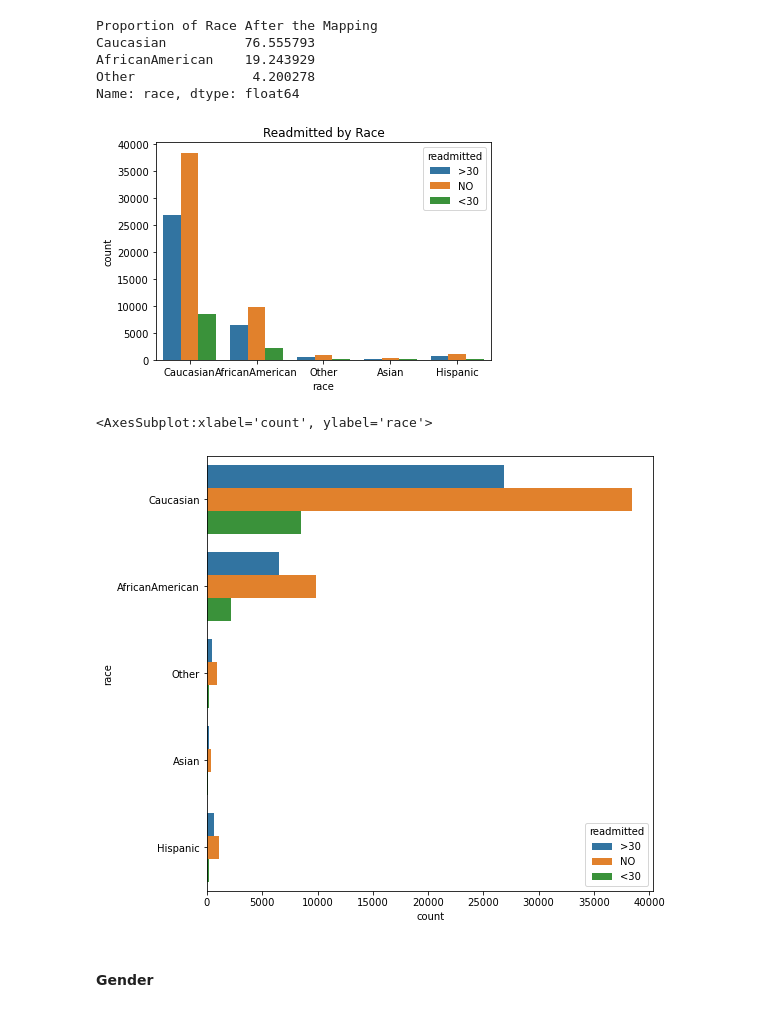
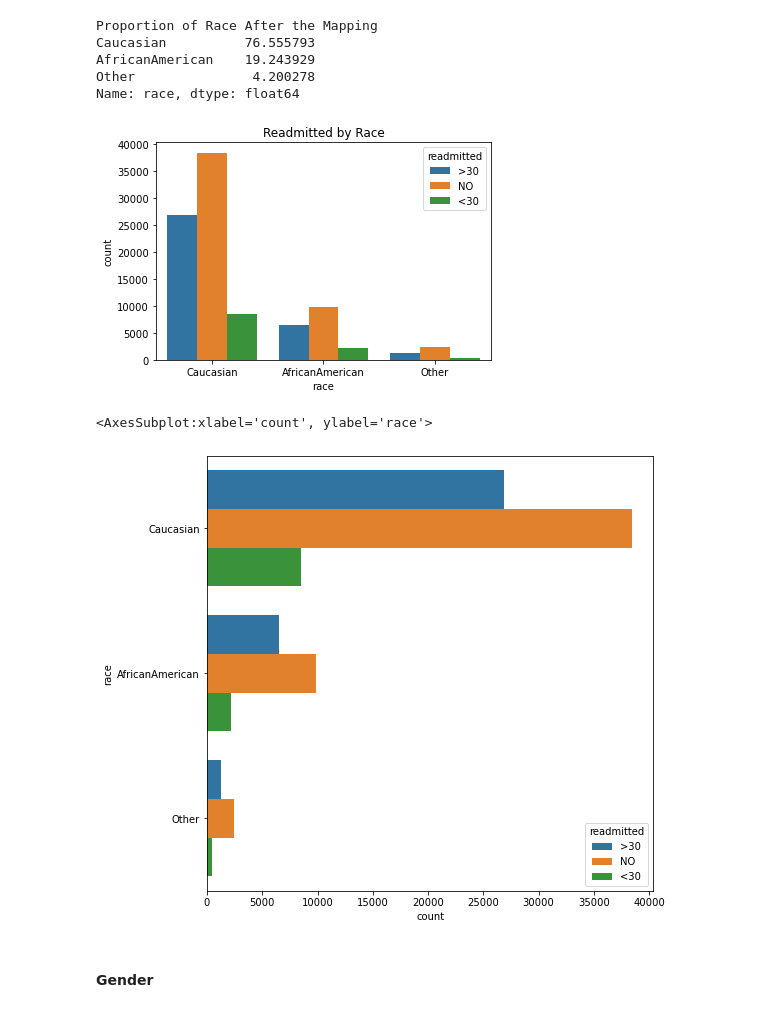
Before and after one commit to silo86/diabetes_hospital_readmissions, a Jupyter notebook: diabetes_hospital_admissions.ipynb, the cells around one changed output. Saved outputs shown, nothing was run; the diff lists cells and outputs as text; code cells hidden in the pictures.

```diff
--- a/diabetes_hospital_admissions.ipynb
+++ b/diabetes_hospital_admissions.ipynb
@@ -229,17 +229,17 @@ AfricanAmerican    19.243929
 Other               4.200278
 Name: race, dtype: float64
 # %%
-sns.countplot(x="race", hue= "readmitted", data = df)
+sns.countplot(x=df.race.replace(mapped_race), hue= "readmitted", data = df)
 plt.title("Readmitted by Race")
 plt.show()
 # %% [output]
-[figure, old version]
+[figure, new version]
 # %%
 fig = plt.figure(figsize=(8,8))
-sns.countplot(y = df['race'], hue = df['readmitted'])
+sns.countplot(y = df.race.replace(mapped_race), hue = df['readmitted'])
 # %% [output]
 <AxesSubplot:xlabel='count', ylabel='race'>
-[figure, old version]
+[figure, new version]
 # %% [markdown]
 #### Gender
 # %%
```
Also changed, not shown: parts of 34 cells of this notebook.
